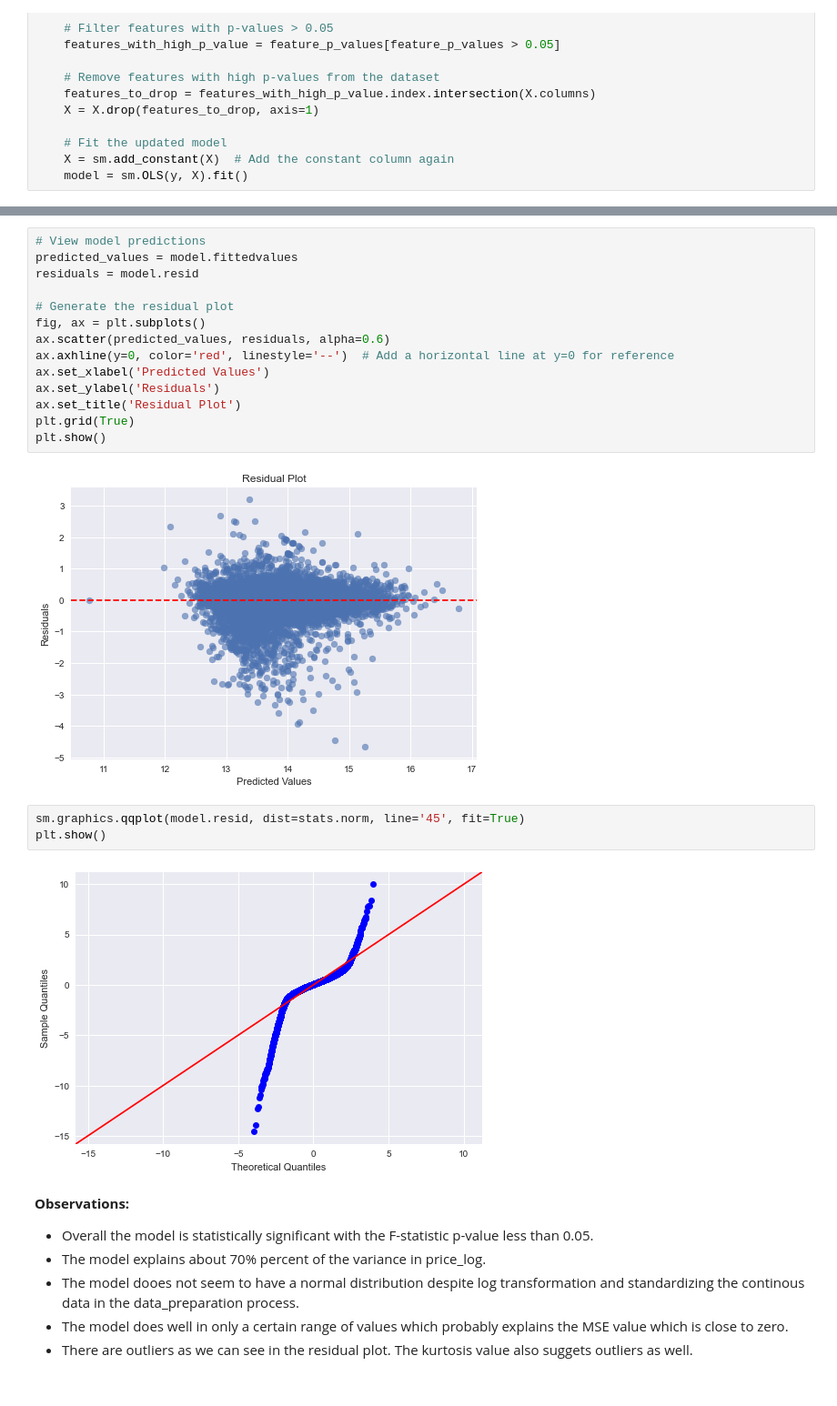
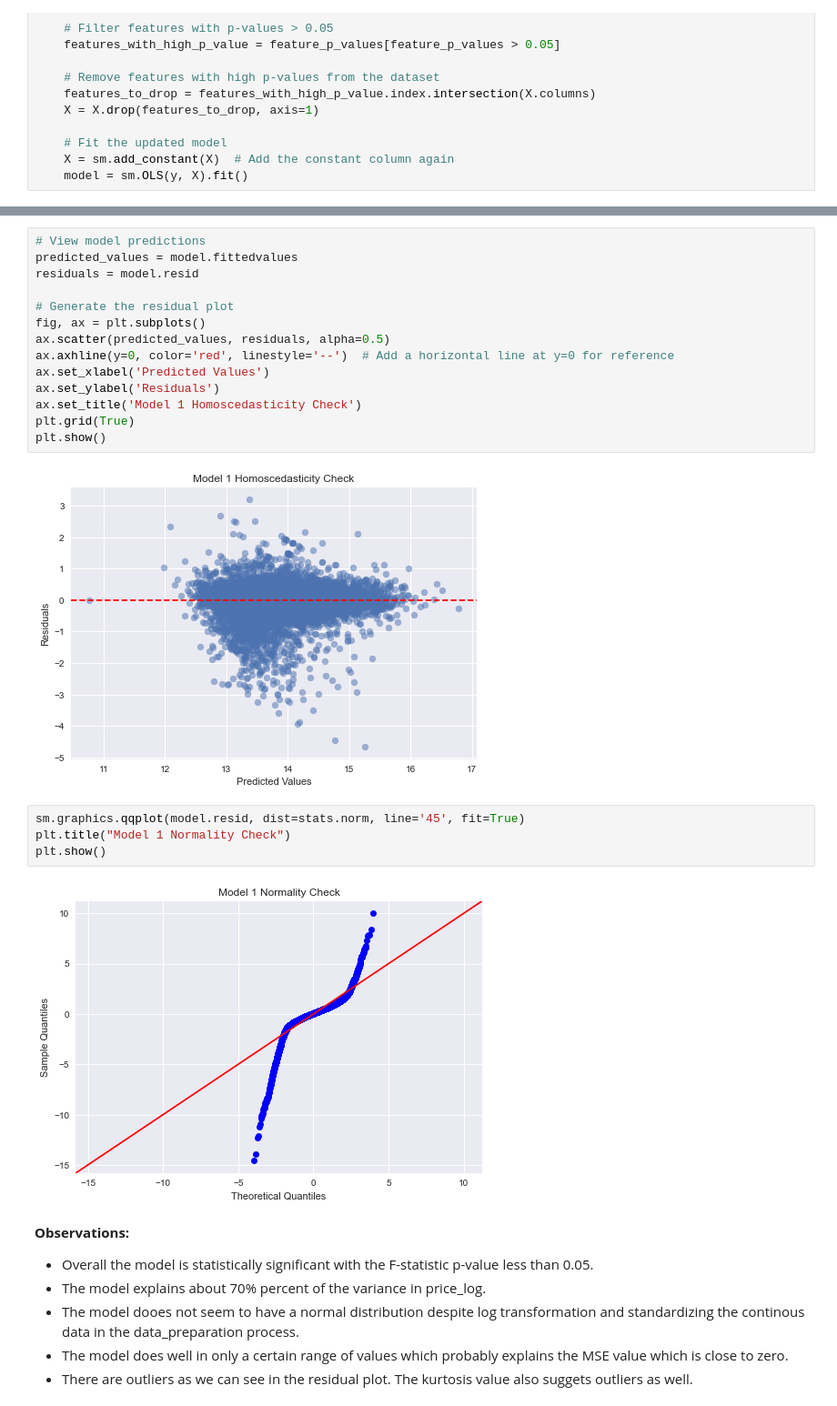
Before and after one commit to cristopher-d-delgado/Project_Linear_Regression_King_County, a Jupyter notebook: notebooks/modeling.ipynb, the cells around one changed output, grey strips where cells are left out. Shown at 91% size. Drawn from its saved outputs; the diff is of its cells as text.

```diff
--- a/notebooks/modeling.ipynb
+++ b/notebooks/modeling.ipynb
@@ -180,20 +181,21 @@ residuals = model.resid
 
 # Generate the residual plot
 fig, ax = plt.subplots()
-ax.scatter(predicted_values, residuals, alpha=0.6)
+ax.scatter(predicted_values, residuals, alpha=0.5)
 ax.axhline(y=0, color='red', linestyle='--')  # Add a horizontal line at y=0 for reference
 ax.set_xlabel('Predicted Values')
 ax.set_ylabel('Residuals')
-ax.set_title('Residual Plot')
+ax.set_title('Model 1 Homoscedasticity Check')
 plt.grid(True)
 plt.show()
 # %% [output]
-[figure, old version]
+[figure, new version]
 # %%
 sm.graphics.qqplot(model.resid, dist=stats.norm, line='45', fit=True)
+plt.title("Model 1 Normality Check")
 plt.show()
 # %% [output]
-[figure, old version]
+[figure, new version]
 # %% [markdown]
 **Observations:**
 * Overall the model is statistically significant with the F-statistic p-value less than 0.05.
```
Also changed, not shown: parts of 14 cells of this notebook.
